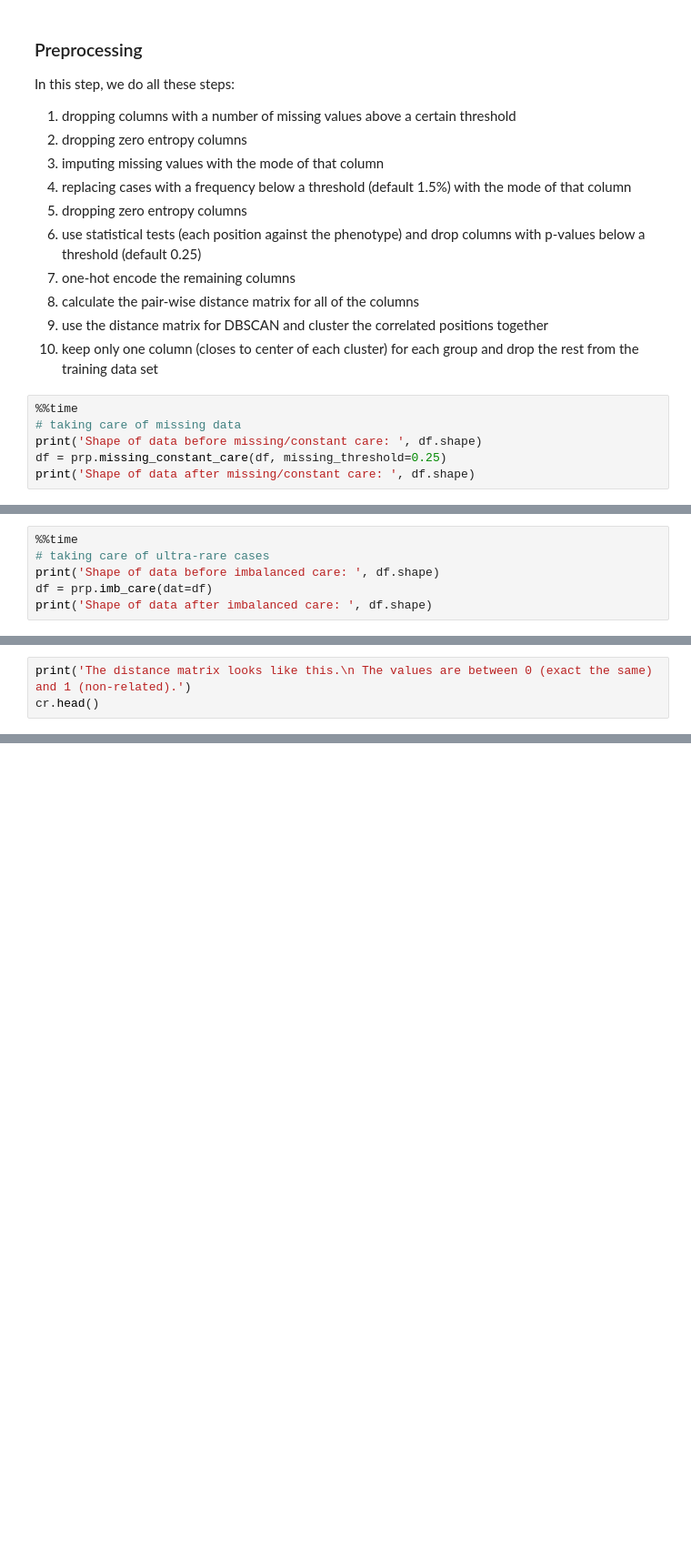
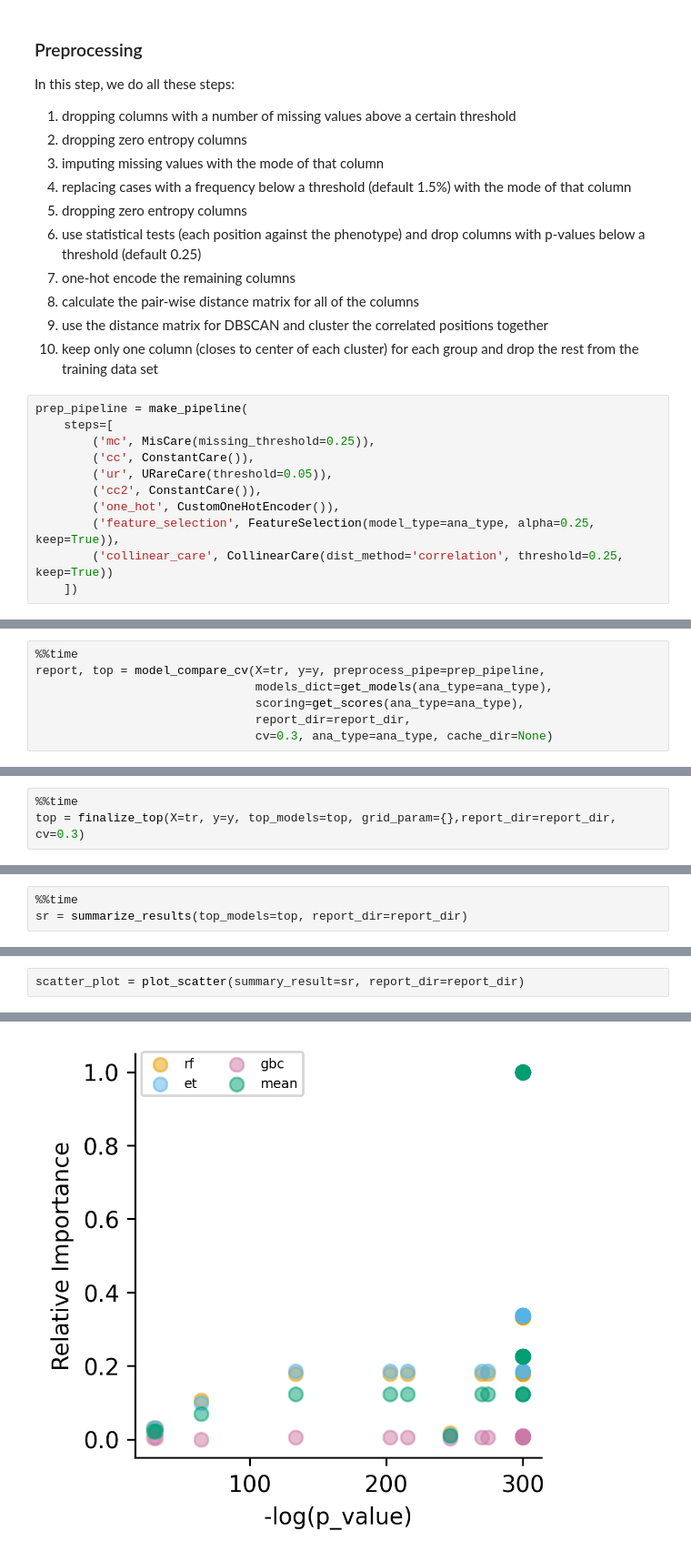
Before and after one commit to omicsEye/deepbreaks, a Jupyter notebook: examples/discrete_phenotype_SARS_Cov2_variants.ipynb, the cells around one changed output, grey strips where cells are left out. Shown at 91% size. Saved outputs shown, nothing was run; the diff lists cells and outputs as text; blank space fills up the shorter version.

```diff
--- a/examples/discrete_phenotype_SARS_Cov2_variants.ipynb
+++ b/examples/discrete_phenotype_SARS_Cov2_variants.ipynb
@@ -83,8 +131,13 @@ In this step, we do all these steps:
 9. use the distance matrix for DBSCAN and cluster the correlated positions together
 10. keep only one column (closes to center of each cluster) for each group and drop the rest from the training data set
 # %%
-%%time
-# taking care of missing data
-print('Shape of data before missing/constant care: ', df.shape)
-df = prp.missing_constant_care(df, missing_threshold=0.25)
-print('Shape of data after missing/constant care: ', df.shape)
+prep_pipeline = make_pipeline(
+    steps=[
+        ('mc', MisCare(missing_threshold=0.25)),
+        ('cc', ConstantCare()),
+        ('ur', URareCare(threshold=0.05)),
+        ('cc2', ConstantCare()),
+        ('one_hot', CustomOneHotEncoder()),
+        ('feature_selection', FeatureSelection(model_type=ana_type, alpha=0.25, keep=True)),
+        ('collinear_care', CollinearCare(dist_method='correlation', threshold=0.25, keep=True))
+    ])
@@ -96,7 +144,8 @@ Wall time: 2.08 s
 # %%
 %%time
-# taking care of ultra-rare cases
-print('Shape of data before imbalanced care: ', df.shape)
-df = prp.imb_care(dat=df)
-print('Shape of data after imbalanced care: ', df.shape)
+report, top = model_compare_cv(X=tr, y=y, preprocess_pipe=prep_pipeline,
+                               models_dict=get_models(ana_type=ana_type),
+                               scoring=get_scores(ana_type=ana_type),
+                               report_dir=report_dir,
+                               cv=0.3, ana_type=ana_type, cache_dir=None)
 # %% [output]
@@ -138,0 +174,3 @@ Wall time: 28.6 ms
+# %%
+%%time
+top = finalize_top(X=tr, y=y, top_models=top, grid_param={},report_dir=report_dir, cv=0.3)
@@ -138,0 +183,3 @@ Wall time: 28.6 ms
+# %%
+%%time
+sr = summarize_results(top_models=top, report_dir=report_dir)
@@ -151,4 +198,3 @@ Wall time: 10.8 ms
 # %%
-print('The distance matrix looks like this.\n The values are between 0 (exact the same) and 1 (non-related).')
-cr.head()
+scatter_plot = plot_scatter(summary_result=sr, report_dir=report_dir)
 # %% [output]
@@ -163,0 +201 @@ The distance matrix looks like this.
+[figure, added]
```
Also changed, not shown: parts of 45 cells of this notebook, 9 other files.
